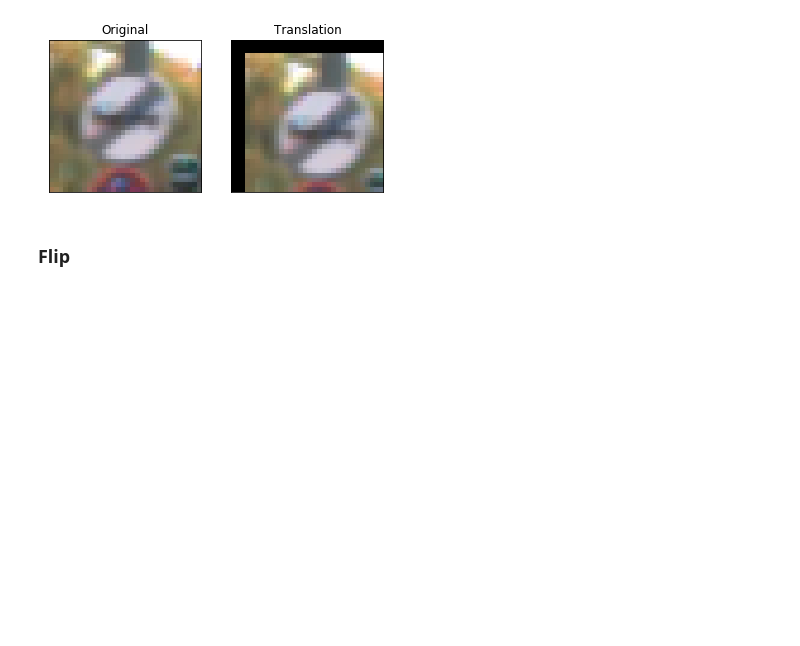
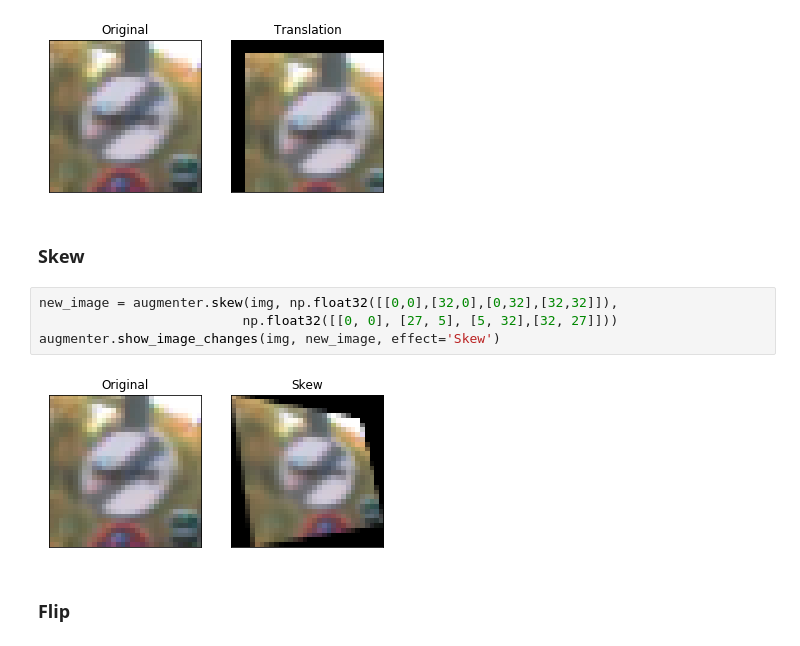
Before and after one commit to lauryndbrown/TrafficSignClassifier, a Jupyter notebook: src/Traffic_Sign_Classifier.ipynb, the cells around one changed output. Saved outputs shown, nothing was run; the diff lists cells and outputs as text; blank space fills up the shorter version.

```diff
--- a/src/Traffic_Sign_Classifier.ipynb
+++ b/src/Traffic_Sign_Classifier.ipynb
@@ -178,6 +191,14 @@ new_image = augmenter.translation(img, x=3, y=3) #1-5 is the range I would do he
 augmenter.show_image_changes(img, new_image, effect='Translation')
 # %% [output]
 [figure]
+# %% [markdown]
+### Skew
+# %%
+new_image = augmenter.skew(img, np.float32([[0,0],[32,0],[0,32],[32,32]]),
+                          np.float32([[0, 0], [27, 5], [5, 32],[32, 27]]))
+augmenter.show_image_changes(img, new_image, effect='Skew')
+# %% [output]
+[figure, added]
 # %% [markdown]
 ### Flip
 # %%
```
Also changed, not shown: parts of 16 cells of this notebook, 1 other file.
